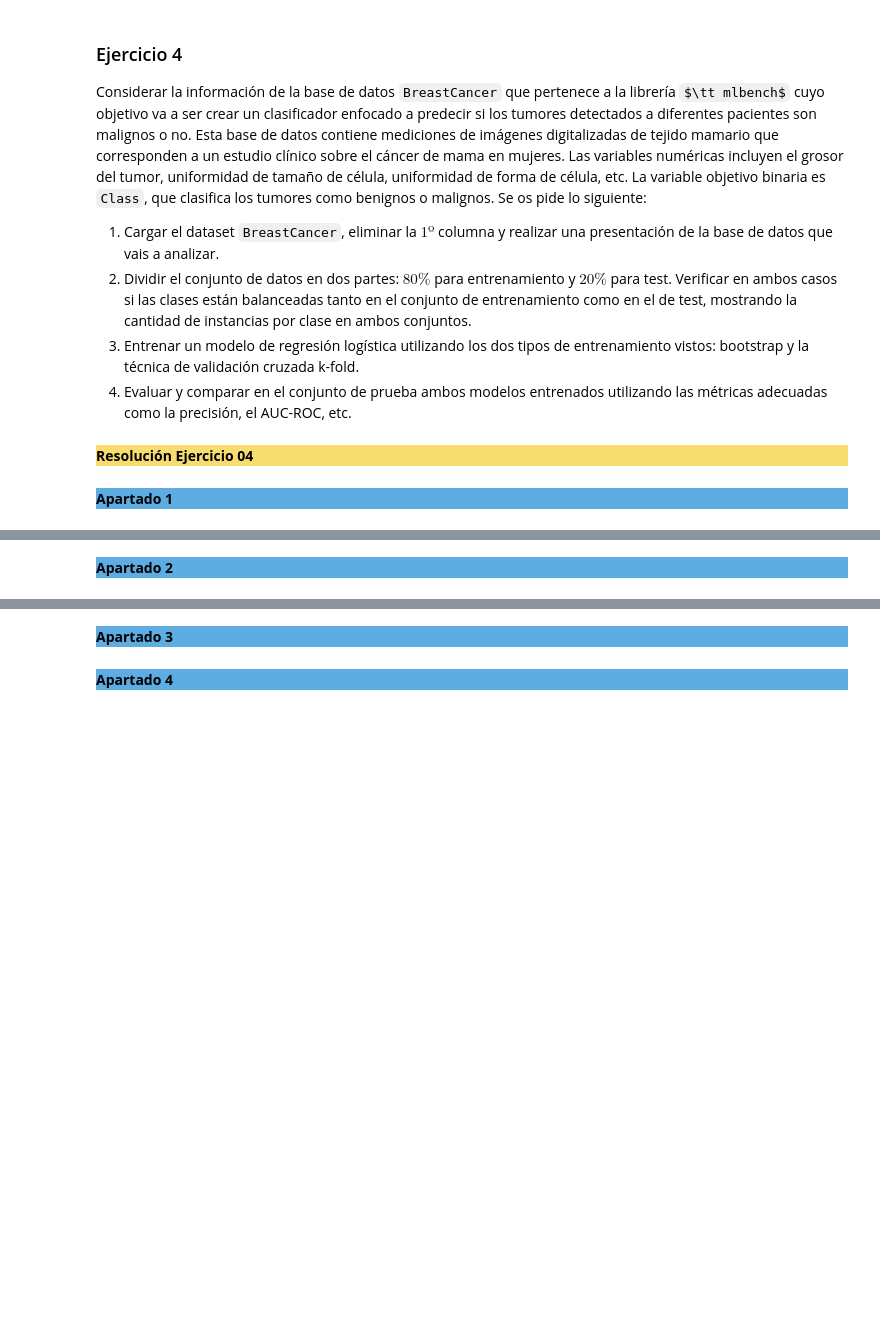
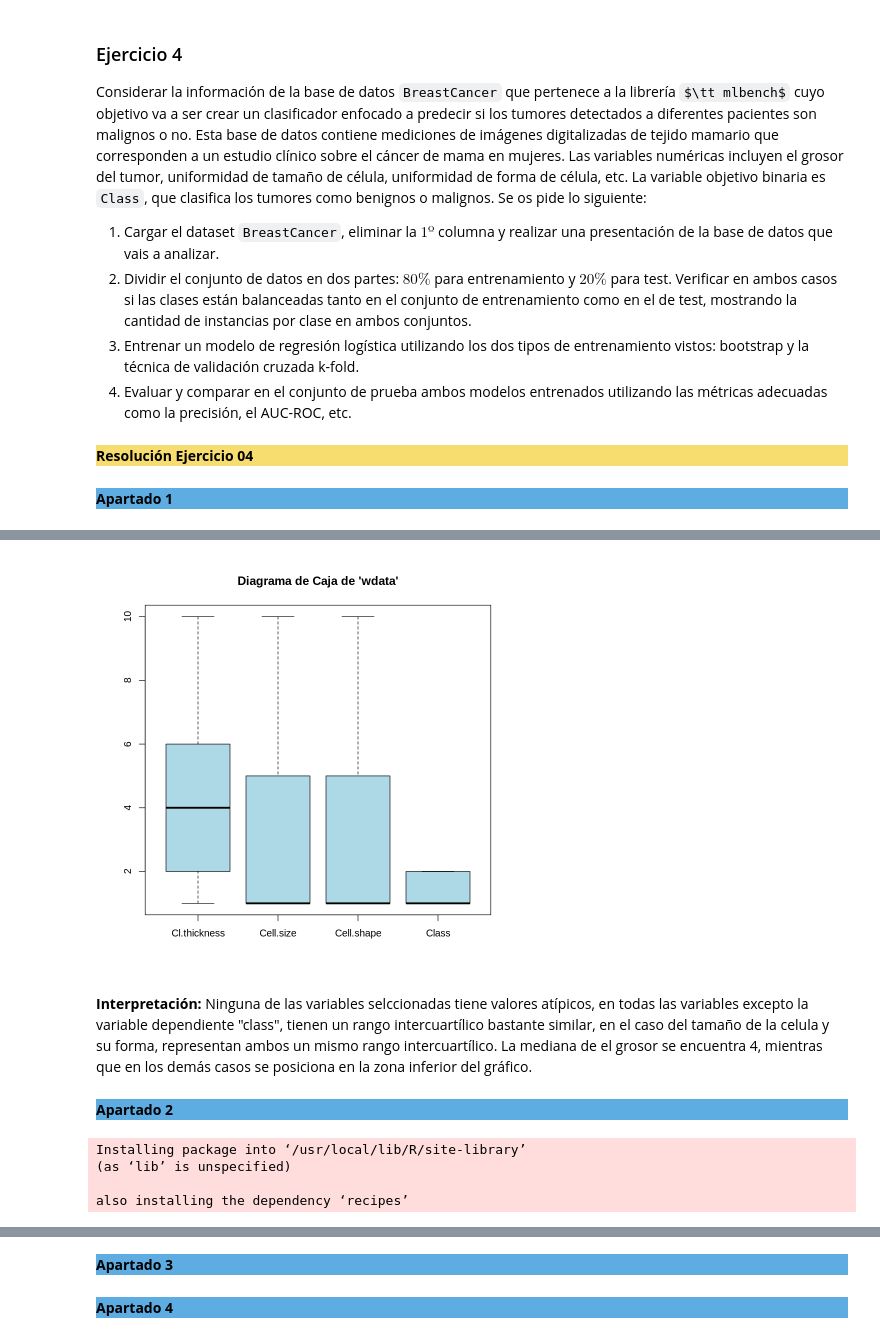
Before and after one commit to Giordano-jpg/Estad-stica, a Jupyter notebook: Lab 4.2 Entrenamiento y evaluación modelos de clasificación.ipynb, the cells around one changed output, grey strips where cells are left out. Cells and saved outputs as stored; diff of their text form; code cells hidden in the pictures; some formulas as TeX source; blank space fills up the shorter version.

```diff
--- a/Lab 4.2 Entrenamiento y evaluación modelos de clasificación.ipynb
+++ b/Lab 4.2 Entrenamiento y evaluación modelos de clasificación.ipynb
@@ -94,0 +166,3 @@ Considerar la información de la base de datos `BreastCancer` que pertenece a la
+# %%
+# Eliminar la primera columna
+datosn = select(BreastCancer, -Id)
@@ -94,0 +201,3 @@ Considerar la información de la base de datos `BreastCancer` que pertenece a la
+# %%
+# Seleccionamos las 3 variables que nos interesan
+zdata = datosn[, c("Cl.thickness", "Cell.size", "Cell.shape", "Class")]
@@ -94,0 +217,3 @@ Considerar la información de la base de datos `BreastCancer` que pertenece a la
+# %%
+# Comprobamos si existen datos NAs para en caso afirmativo, eliminarlos y que no nos den problemas
+wdata = na.omit(zdata)
@@ -95,2 +239,16 @@ Considerar la información de la base de datos `BreastCancer` que pertenece a la
+# %%
+# Gráfico de tablas
+boxplot(wdata, main="Diagrama de Caja de 'wdata'", col="lightblue")
+# %% [output]
+[figure, added]
+# %% [markdown]
+**Interpretación:** Ninguna de las variables selccionadas tiene valores atípicos, en todas las variables excepto la variable dependiente "class", tienen un rango intercuartílico bastante similar, en el caso del tamaño de la celula y su forma, representan ambos un mismo rango intercuartílico. La mediana de el grosor se encuentra 4, mientras que en los demás casos se posiciona en la zona inferior del gráfico.
 # %% [markdown]
 <div style="background-color:#5DADE2"><b>Apartado 2</b></div>
+# %%
+install.packages("caret")
+# %% [output]
+Installing package into ‘/usr/local/lib/R/site-library’
+(as ‘lib’ is unspecified)
+
+also installing the dependency ‘recipes’
```
Also changed, not shown: parts of 18 cells of this notebook.
